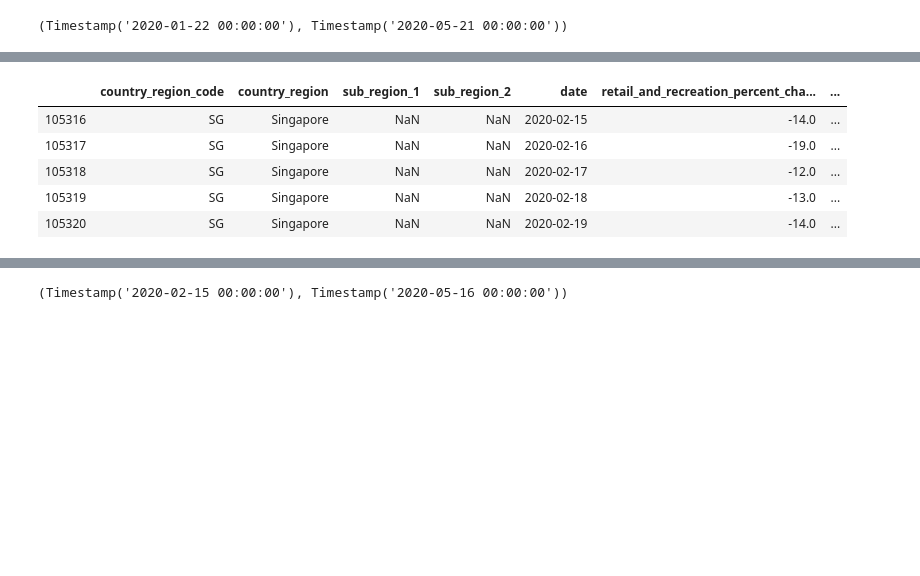
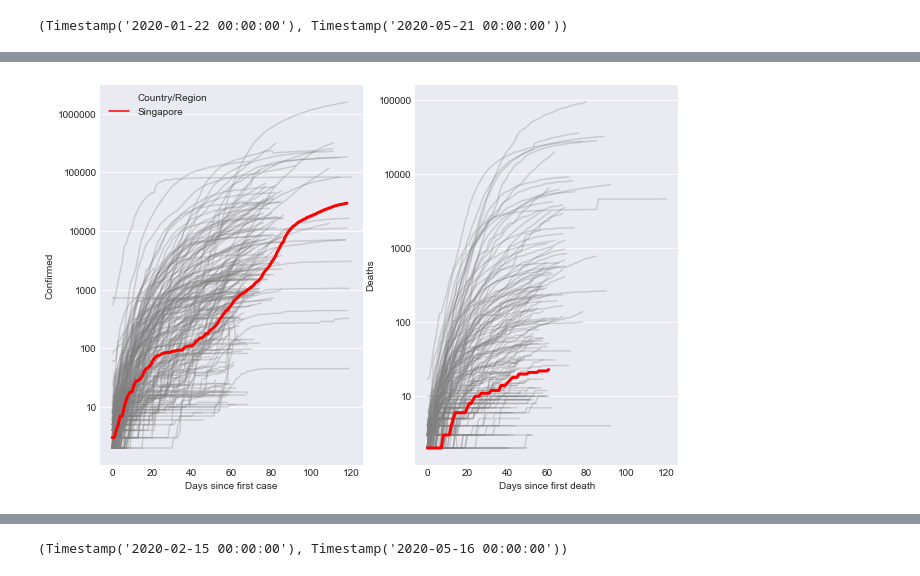
Before and after one commit to teyang-lau/covid-19-trends, a Jupyter notebook: coivd-19_trends.ipynb, the cells around one changed output, grey strips where cells are left out. Saved outputs shown, nothing was run; the diff lists cells and outputs as text; code cells hidden in the pictures; blank space fills up the shorter version.

Commit message:
Inserted SG comparison plots

```diff
--- a/coivd-19_trends.ipynb
+++ b/coivd-19_trends.ipynb
@@ -91,11 +100,12 @@ We cannot even see Singapore in the treemaps due to its small population. Loggin
 # aggregate by country / add up all the provinces/states
 byCountry = covid.groupby(['Country/Region','ObservationDate'],as_index=False).agg({'Confirmed': 'sum', 'Deaths': 'sum', 'Recovered': 'sum'})
 # %%
-# Apply log10
+# Make every country start from their first case
 firstcase = byCountry[byCountry['Confirmed'] > 1]
 firstdeath = byCountry[byCountry['Deaths'] > 1]
 firstrecovered = byCountry[byCountry['Recovered'] > 1]
 
+# Apply log10
 firstcase.Confirmed = np.log10(firstcase.Confirmed)
 firstdeath.Deaths = np.log10(firstdeath.Deaths)
 firstrecovered.Recovered = np.log10(firstrecovered.Recovered)
@@ -103,5 +113,7 @@ firstrecovered.Recovered = np.log10(firstrecovered.Recovered)
 firstcase.Confirmed = firstcase.Confirmed.replace(-np.inf, 0)
 firstdeath.Deaths = firstdeath.Deaths.replace(-np.inf, 0)
 firstrecovered.Recovered = firstrecovered.Recovered.replace(-np.inf, 0)
+
+# Create index for each group to represent days since first case/deaths
+firstcase['days_sincefirst'] = firstcase.groupby(['Country/Region'],as_index=False).cumcount()
+firstdeath['days_sincefirst'] = firstdeath.groupby(['Country/Region'],as_index=False).cumcount()
-# %%
-firstcase['days_sincefirst'] = firstcase.groupby('Country/Region').cumcount()
@@ -114,9 +120,27 @@ fig.show()
-# %%
-mob.head()
-# %% [output]
-|  | country_region_code | country_region | sub_region_1 | sub_region_2 | date | retail_and_recreation_percent_cha... | ... |
-| 105316 | SG | Singapore | NaN | NaN | 2020-02-15 | -14.0 | ... |
-| 105317 | SG | Singapore | NaN | NaN | 2020-02-16 | -19.0 | ... |
-| 105318 | SG | Singapore | NaN | NaN | 2020-02-17 | -12.0 | ... |
-| 105319 | SG | Singapore | NaN | NaN | 2020-02-18 | -13.0 | ... |
-| 105320 | SG | Singapore | NaN | NaN | 2020-02-19 | -14.0 | ... |
+# %%
+plt.style.use('seaborn-darkgrid')
+plt.figure(figsize=(16,7))
+
+palette = {c:'grey' for c in firstcase['Country/Region'].unique()}
+
+plt.subplot(1,3,1)
+p1=sns.lineplot(x='days_sincefirst', y='Confirmed', data=firstcase, hue='Country/Region',
+             palette=palette, alpha=.3, legend=False)
+p1=sns.lineplot(x='days_sincefirst', y='Confirmed', data=firstcase[firstcase['Country/Region'] == 'Singapore'], hue='Country/Region',
+             linewidth=3, palette={'Singapore':'red'})
+p1.set_yticklabels([0,10,100,1000,10000,100000,1000000])
+p1.set_xlabel('Days since first case')
+p1.xaxis.grid(False)
+
+plt.subplot(1,3,2)
+p2=sns.lineplot(x='days_sincefirst', y='Deaths', data=firstdeath, hue='Country/Region',
+             palette=palette, alpha=.3, legend=False)
+p2=sns.lineplot(x='days_sincefirst', y='Deaths', data=firstdeath[firstdeath['Country/Region'] == 'Singapore'], hue='Country/Region',
+             linewidth=3, palette={'Singapore':'red'}, legend=False)
+p2.set_yticklabels([0,10,100,1000,10000,100000])
+p2.set_xlabel('Days since first death')
+p2.xaxis.grid(False)
+
+plt.show()
+# %% [output]
+[figure, added]
```
Also changed, not shown: parts of 10 cells of this notebook, 1 other file.
